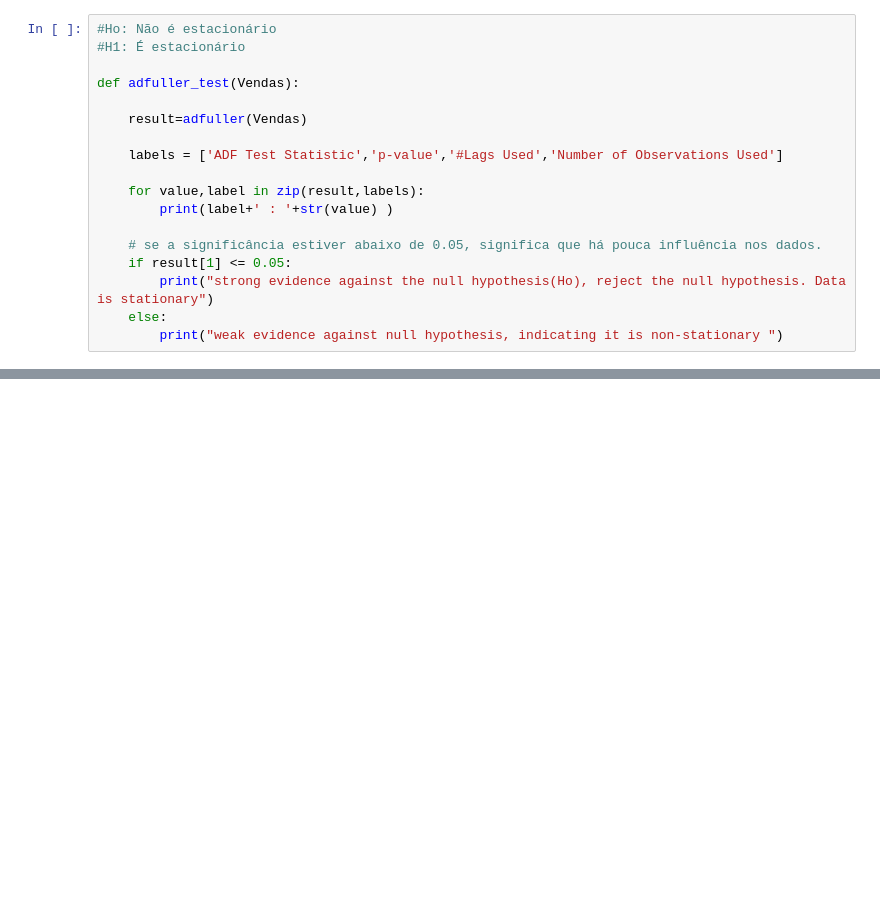
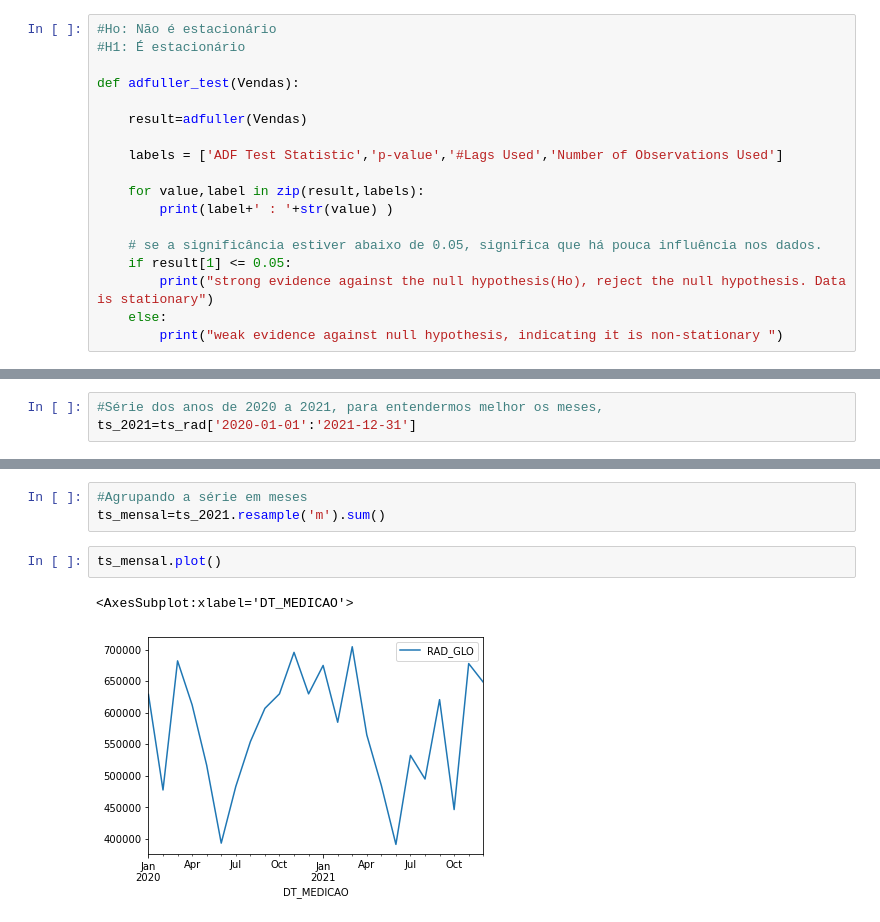
Before and after one commit to ThaliSug/Projeto_DH, a Jupyter notebook: 5. Time Series.ipynb, the cells around one changed output, grey strips where cells are left out. Saved outputs shown, nothing was run; the diff lists cells and outputs as text; blank space fills up the shorter version.

```diff
--- a/5. Time Series.ipynb
+++ b/5. Time Series.ipynb
@@ -205,0 +142,3 @@ plot_pacf(ts,lags=90,zero=False,title="PACF da estação");
+# %%
+#Série dos anos de 2020 a 2021, para entendermos melhor os meses,
+ts_2021=ts_rad['2020-01-01':'2021-12-31']
@@ -205,0 +155,8 @@ plot_pacf(ts,lags=90,zero=False,title="PACF da estação");
+# %%
+#Agrupando a série em meses
+ts_mensal=ts_2021.resample('m').sum()
+# %%
+ts_mensal.plot()
+# %% [output]
+<AxesSubplot:xlabel='DT_MEDICAO'>
+[figure, added]
```
Also changed, not shown: parts of 96 cells of this notebook.
